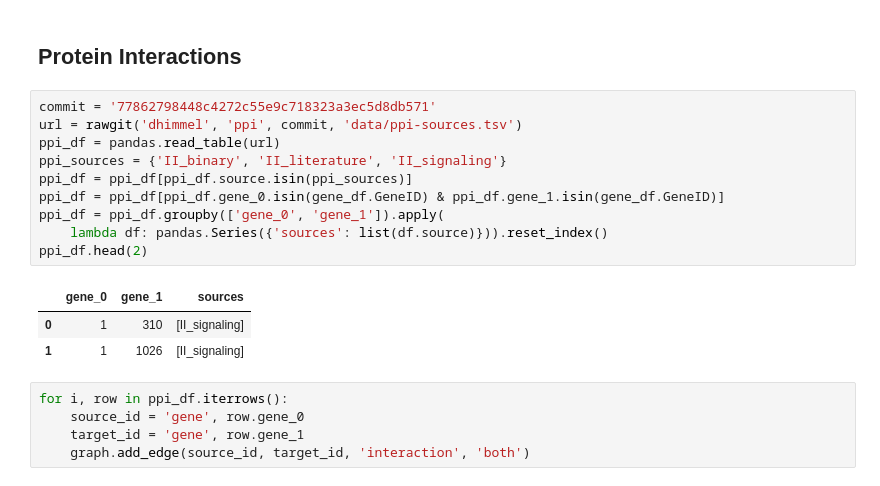
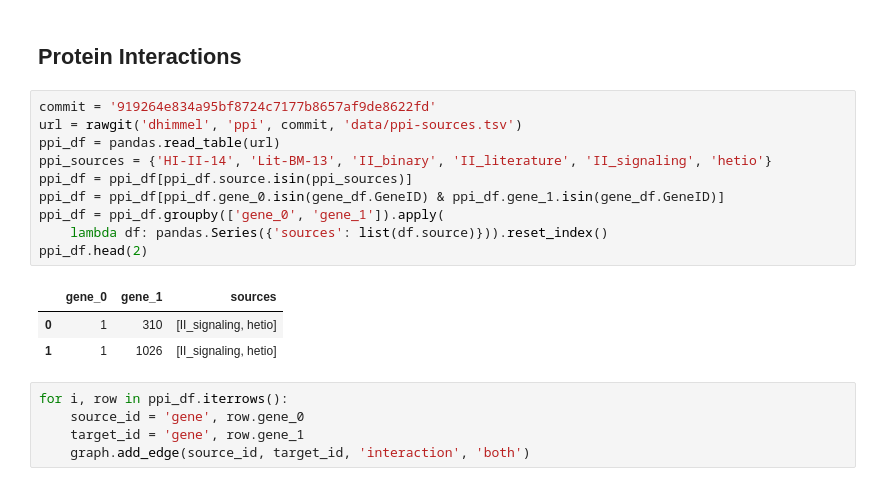
Before and after one commit to dhimmel/integrate, a Jupyter notebook: integrate.ipynb, the cells around one changed output. Drawn from its saved outputs; the diff is of its cells as text.

```diff
--- a/integrate.ipynb
+++ b/integrate.ipynb
@@ -289,19 +290,19 @@ for i, row in binding_df.iterrows():
 # %% [markdown]
 ## Protein Interactions
 # %%
-commit = '77862798448c4272c55e9c718323a3ec5d8db571'
+commit = '919264e834a95bf8724c7177b8657af9de8622fd'
 url = rawgit('dhimmel', 'ppi', commit, 'data/ppi-sources.tsv')
 ppi_df = pandas.read_table(url)
-ppi_sources = {'II_binary', 'II_literature', 'II_signaling'}
+ppi_sources = {'HI-II-14', 'Lit-BM-13', 'II_binary', 'II_literature', 'II_signaling', 'hetio'}
 ppi_df = ppi_df[ppi_df.source.isin(ppi_sources)]
 ppi_df = ppi_df[ppi_df.gene_0.isin(gene_df.GeneID) & ppi_df.gene_1.isin(gene_df.GeneID)]
 ppi_df = ppi_df.groupby(['gene_0', 'gene_1']).apply(
     lambda df: pandas.Series({'sources': list(df.source)})).reset_index()
 ppi_df.head(2)
 # %% [output]
 |  | gene_0 | gene_1 | sources |
-| 0 | 1 | 310 | [II_signaling] |
-| 1 | 1 | 1026 | [II_signaling] |
+| 0 | 1 | 310 | [II_signaling, hetio] |
+| 1 | 1 | 1026 | [II_signaling, hetio] |
 # %%
 for i, row in ppi_df.iterrows():
     source_id = 'gene', row.gene_0
```
Also changed, not shown: parts of 12 cells of this notebook.
